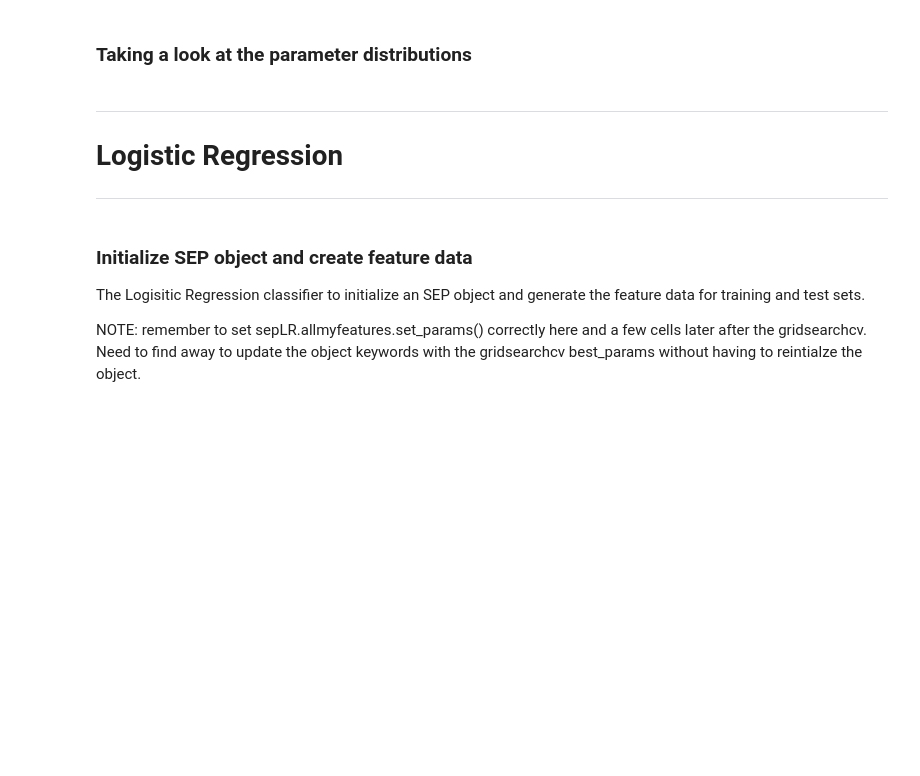
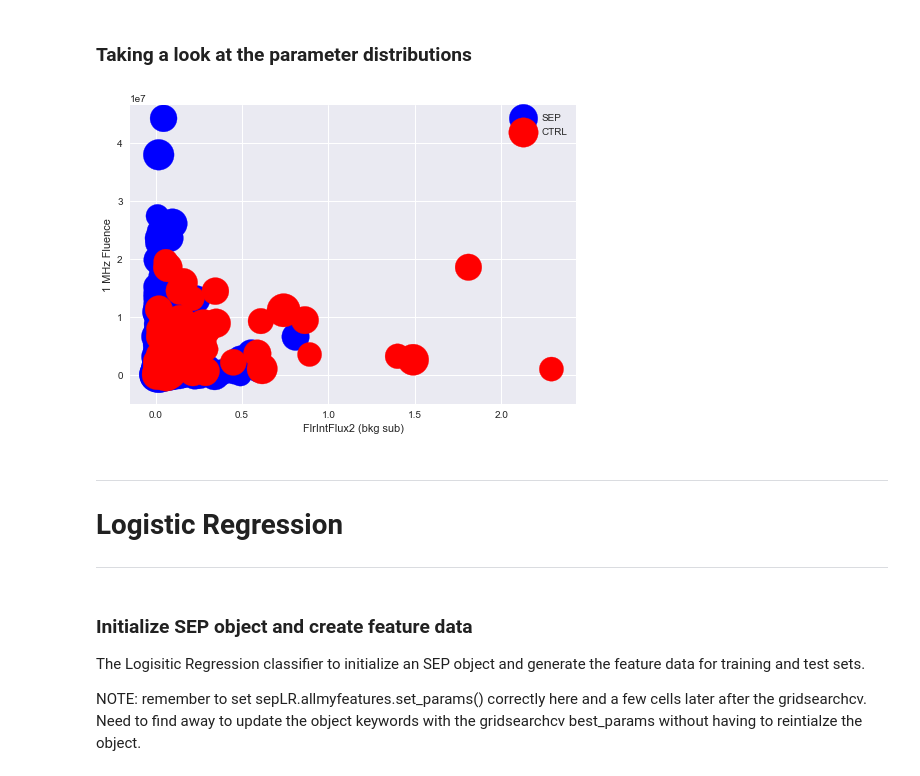
Before and after one commit to hazelbain/SEPML, a Jupyter notebook: sep_master_new_features.ipynb, the cells around one changed output. Drawn from its saved outputs; the diff is of its cells as text; code cells hidden in the pictures; blank space fills up the shorter version.

```diff
--- a/sep_master_new_features.ipynb
+++ b/sep_master_new_features.ipynb
@@ -663,6 +658,9 @@ dtype: bool
 # %% [markdown]
 ### Taking a look at the parameter distributions
 # %%
+seps = dfTrain.query('sep == 1')
+ctrl = dfTrain.query('sep == 0')
+
 sep0 = dfTrain.query('sep == 1 and TypeII == 0 and TypeIV == 0')
 sep1 = dfTrain.query('sep == 1 and TypeII == 1 and TypeIV == 0')
 sep2 = dfTrain.query('sep == 1 and TypeII == 0 and TypeIV == 1')
@@ -737,6 +735,22 @@ ax3.legend()
 
 #ax.set_yscale('log')
 #ax.set_xscale('log')
+# %%
+#fig = plt.figure(figsize = (10,10))
+#ax0 = fig.add_subplot(111)
+
+f, ax0 = plt.subplots(1,1)
+
+ax0.scatter(ctrl.FlrIntFlux2, ctrl['1MHz_fluence'], ctrl0.emchianti*ctrl0.tchianti, c = 'b', label = 'SEP')
+ax0.scatter(seps.FlrIntFlux2, seps['1MHz_fluence'], ctrl1.emchianti*ctrl1.tchianti, c = 'r', label = 'CTRL')
+
+ax0.set_xlabel('FlrIntFlux2 (bkg sub)')
+ax0.set_ylabel('1 MHz Fluence')
+ax0.legend()
+
+plt.show()
+# %% [output]
+[figure, added]
 # %% [markdown]
 ****
 
```
Also changed, not shown: parts of 21 cells of this notebook, 1 other file.
